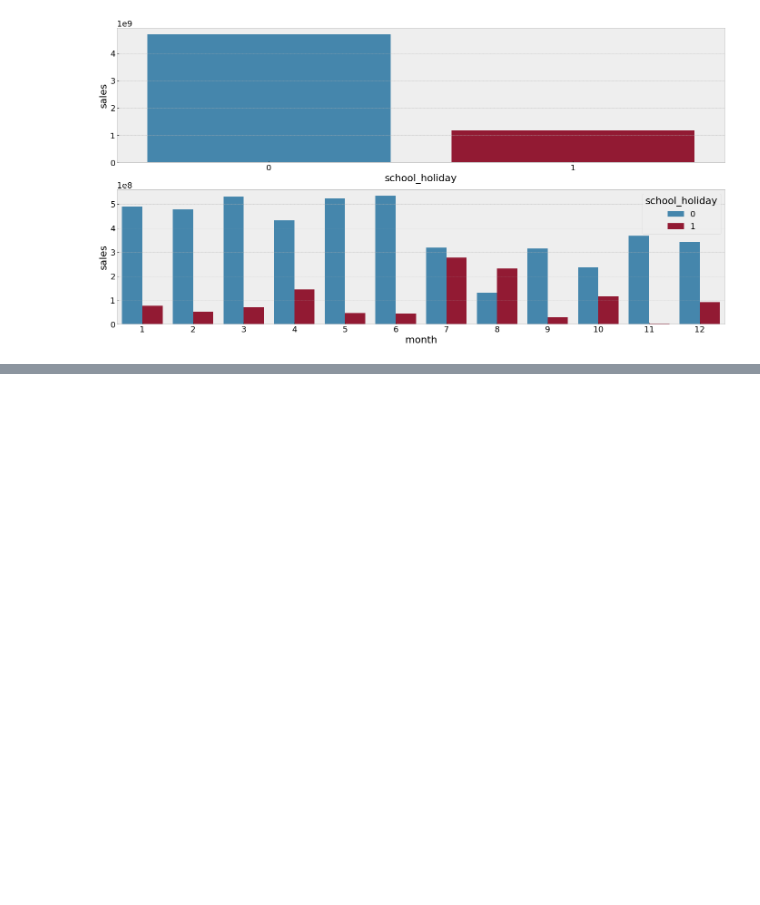
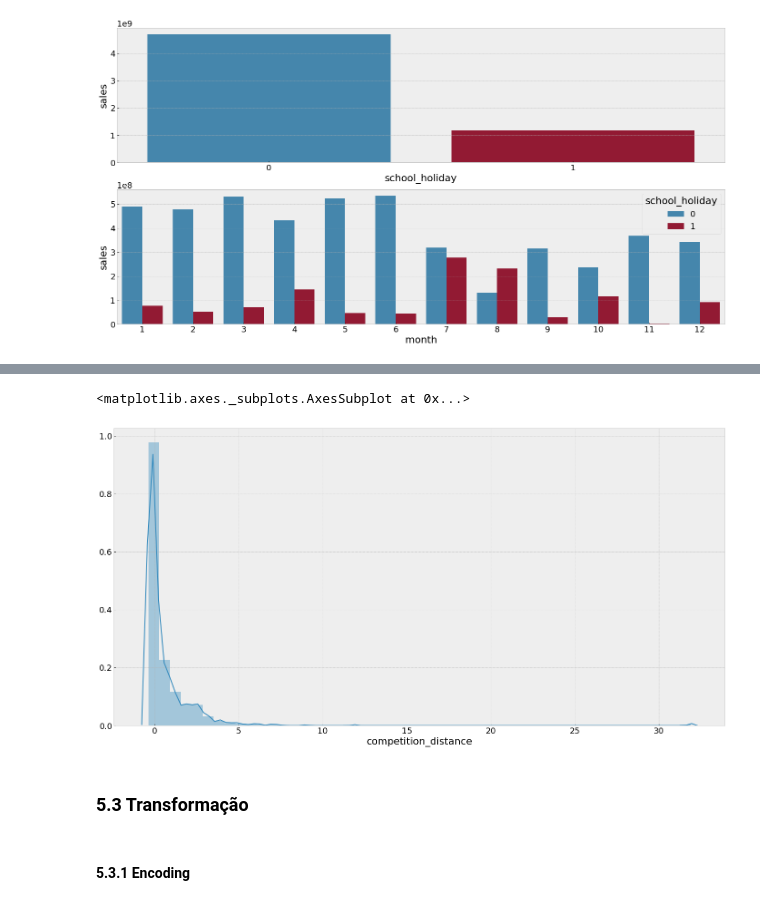
Before and after one commit to Marcelaps1204/ds_prod_cds, a Jupyter notebook: m04_v01_store_sales_prediction_class.ipynb, the cells around one changed output, grey strips where cells are left out. Drawn from its saved outputs; the diff is of its cells as text; code cells hidden in the pictures; blank space fills up the shorter version.

```diff
--- a/m04_v01_store_sales_prediction_class.ipynb
+++ b/m04_v01_store_sales_prediction_class.ipynb
@@ -831,0 +996,24 @@ sns.barplot(x='month', y='sales', hue='school_holiday', data=aux2);
+# %%
+rs = RobustScaler ()
+mms= MinMaxScaler ()
+
+# competition_distance (outliers são bem expressivos - usar o robustscaler)
+df5['competition_distance'] = rs.fit_transform(df5[['competition_distance']]. values)
+
+# ompetition_time_month (outliers são bem expressivos - usar o robustscaler)
+df5['competition_time_month'] = rs.fit_transform(df5[['competition_time_month']]. values)
+
+# promo_time_week (outliers não são muito expressivos então irei usar o MinMaxScaler)
+df5['promo_time_week'] = mms.fit_transform(df5[['promo_time_week']]. values)
+
+# year
+df5['year'] = mms.fit_transform(df5[['year']]. values)
+# %%
+sns.distplot(df5['competition_distance'])
+# %% [output]
+<matplotlib.axes._subplots.AxesSubplot at 0x...>
+[figure, added]
+# %% [markdown]
+### 5.3 Transformação
+# %% [markdown]
+#### 5.3.1 Encoding
```
Also changed, not shown: parts of 27 cells of this notebook.
